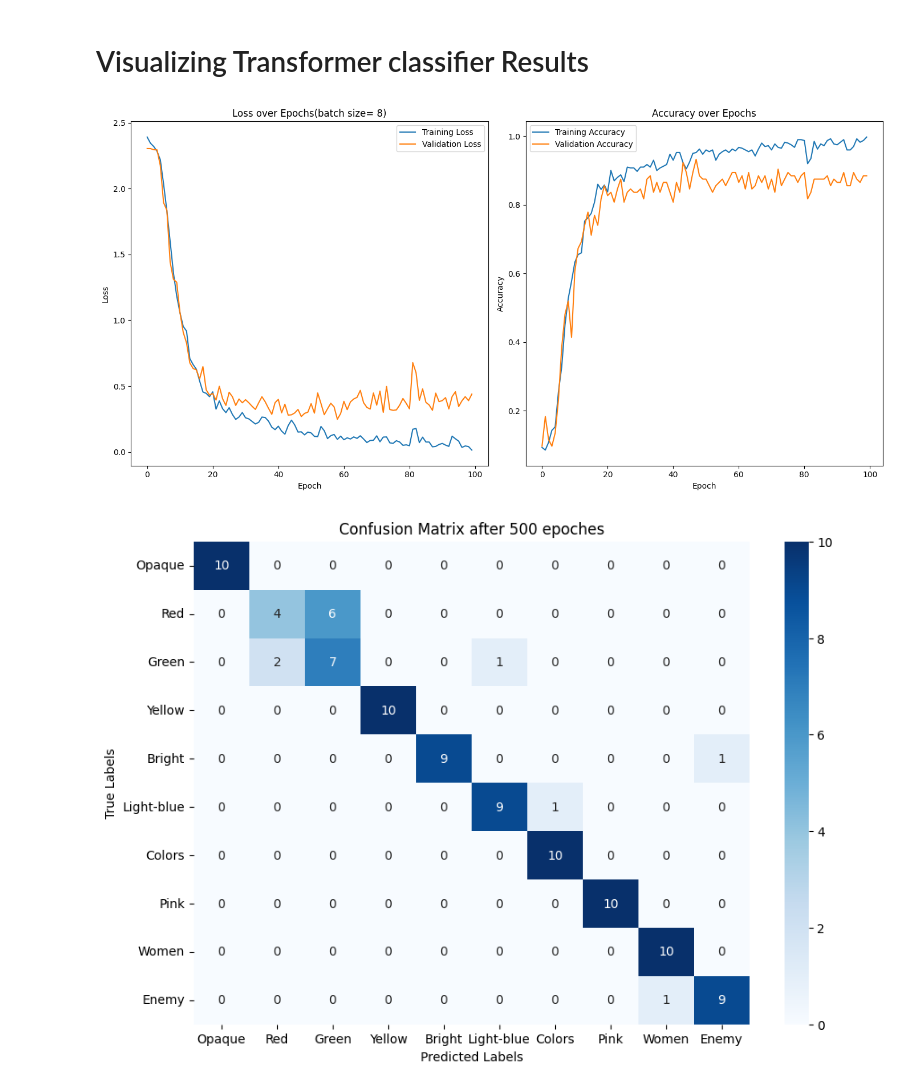
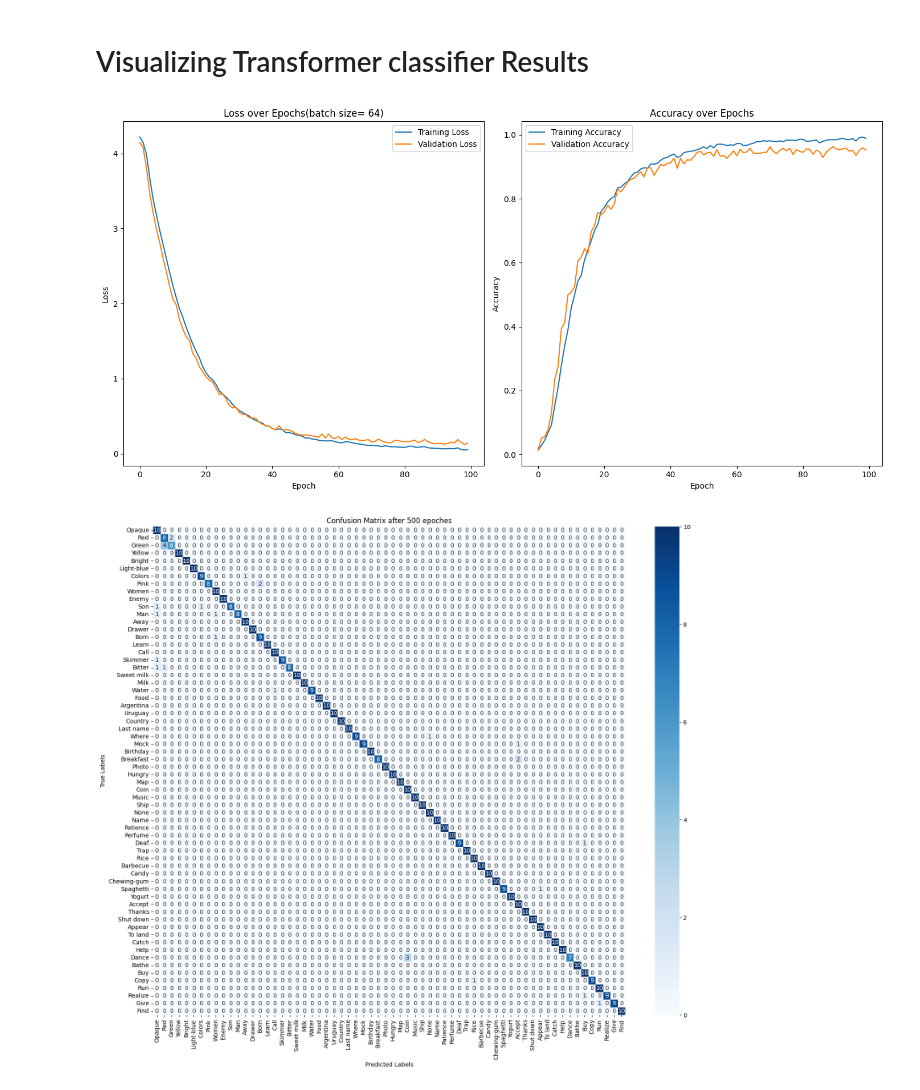
Before and after one commit to SadeghAllahverdi/SignLanguage-project, a Jupyter notebook: Tuesday(April 2).ipynb, the cells around one changed output. Saved outputs shown, nothing was run; the diff lists cells and outputs as text; code cells hidden in the pictures.

```diff
--- a/Tuesday(April 2).ipynb
+++ b/Tuesday(April 2).ipynb
@@ -173,14 +173,14 @@ class SequentialModel(nn.Module):
     def __init__(self):
         super(SequentialModel, self).__init__()
         # Define the LSTM layers
-        self.lstm1 = nn.LSTM(input_size=1599, hidden_size=64, batch_first=True)
-        self.lstm2 = nn.LSTM(input_size=64, hidden_size=64, batch_first=True)
-        self.lstm3 = nn.LSTM(input_size=64, hidden_size=32, batch_first=True)
+        self.lstm1 = nn.LSTM(input_size=1662, hidden_size=128, batch_first=True)
+        self.lstm2 = nn.LSTM(input_size=128, hidden_size=128, batch_first=True)
+        self.lstm3 = nn.LSTM(input_size=128, hidden_size=128, batch_first=True)
 
         # Define the Dense layers
-        self.dense1 = nn.Linear(32, 32)
-        self.dense2 = nn.Linear(32, 32)
-        self.dense3 = nn.Linear(32, 10)
+        self.dense1 = nn.Linear(128, 128)
+        self.dense2 = nn.Linear(128, 128)
+        self.dense3 = nn.Linear(128, 64)
 
         # Define activation functions
         self.relu = nn.ReLU()
@@ -393,8 +400,8 @@ Predicted Class: Opaque, label: Opaque
 # %%
 from sklearn.ensemble import RandomForestClassifier
 # %%
-x_train_reshaped = torch.reshape(X_train, (400, -1))
-x_test_reshaped = torch.reshape(X_test, (100, -1))
+x_train_reshaped = torch.reshape(X_train, (2560, -1))
+x_test_reshaped = torch.reshape(X_test, (640, -1))
 
 random_forest_model = RandomForestClassifier(n_estimators=100, random_state=42)
 random_forest_model.fit(x_train_reshaped, y_train)
@@ -474,7 +489,7 @@ Predicted Class: Women, label: Women
 # Building Transformer classifier
 # %%
 class SimpleSPOTER(nn.Module):
-    def __init__(self, num_classes= 10, seq_len=30, landmarks=1599, hidden_dim=128, nhead=4, num_layers=2):
+    def __init__(self, num_classes= 64, seq_len=30, landmarks=1662, hidden_dim=128, nhead=4, num_layers=2):
         super(SimpleSPOTER, self).__init__()
 
 
@@ -530,8 +545,8 @@ Estimated Total Size (MB): 1.05
 train_dataset= CustomDataset(X_train, y_train)
 test_dataset= CustomDataset(X_test, y_test)
 
-train_dataloader = DataLoader(dataset=train_dataset, batch_size=8, num_workers=0, shuffle=True)
-test_dataloader = DataLoader(dataset=test_dataset, batch_size=8, num_workers=0, shuffle=False)
+train_dataloader = DataLoader(dataset=train_dataset, batch_size=64, num_workers=0, shuffle=True)
+test_dataloader = DataLoader(dataset=test_dataset, batch_size=64, num_workers=0, shuffle=False)
 
 model = SimpleSPOTER()
 model.to(device)
@@ -608,7 +623,7 @@ plt.figure(figsize=(14, 7))
 plt.subplot(1, 2, 1)
 plt.plot(train_losses, label='Training Loss')  # or use train_losses_cpu if converted
 plt.plot(test_losses, label='Validation Loss')  # or use test_losses_cpu if converted
-plt.title('Loss over Epochs(batch size= 8)')
+plt.title('Loss over Epochs(batch size= 64)')
 plt.xlabel('Epoch')
 plt.ylabel('Loss')
 plt.legend()
@@ -624,16 +639,23 @@ plt.legend()
 plt.tight_layout()
 plt.show()
 # %% [output]
-[figure, old version]
+[figure, new version]
 # %%
 conf_matrix = confusion_matrix(all_labels, all_preds)
 class_names= ['Opaque', 'Red', 'Green', 'Yellow', 'Bright', 'Light-blue', 'Colors', 'Pink',
-              'Women', 'Enemy']
-plt.figure(figsize=(10, 7))
+              'Women', 'Enemy', 'Son', 'Man', 'Away', 'Drawer', 'Born', 'Learn',
+              'Call', 'Skimmer', 'Bitter', 'Sweet milk', 'Milk', 'Water', 'Food', 'Argentina',
+              'Uruguay', 'Country', 'Last name', 'Where', 'Mock', 'Birthday', 'Breakfast', 'Photo',
+              'Hungry', 'Map', 'Coin', 'Music', 'Ship', 'None', 'Name', 'Patience',
+              'Perfume', 'Deaf', 'Trap', 'Rice', 'Barbecue', 'Candy', 'Chewing-gum', 'Spaghetti',
+              'Yogurt', 'Accept', 'Thanks', 'Shut down', 'Appear', 'To land', 'Catch', 'Help',
+              'Dance', 'Bathe', 'Buy', 'Copy', 'Run', 'Realize', 'Give', 'Find']
+
+plt.figure(figsize=(18, 15))
 sns.heatmap(conf_matrix, annot=True, fmt="d", cmap="Blues", xticklabels=class_names, yticklabels=class_names)
 plt.xlabel('Predicted Labels')
 plt.ylabel('True Labels')
 plt.title('Confusion Matrix after 500 epoches')
 plt.show()
 # %% [output]
-[figure, old version]
+[figure, new version]
```
Also changed, not shown: parts of 16 cells of this notebook.
